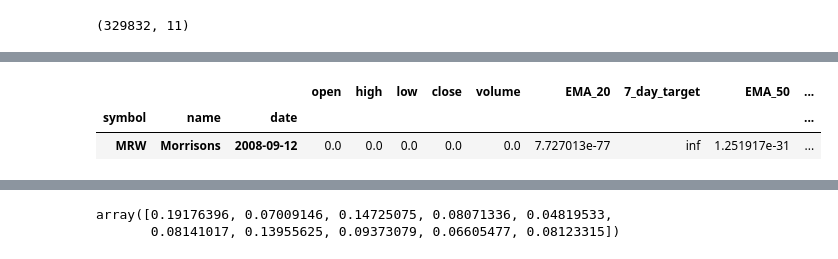
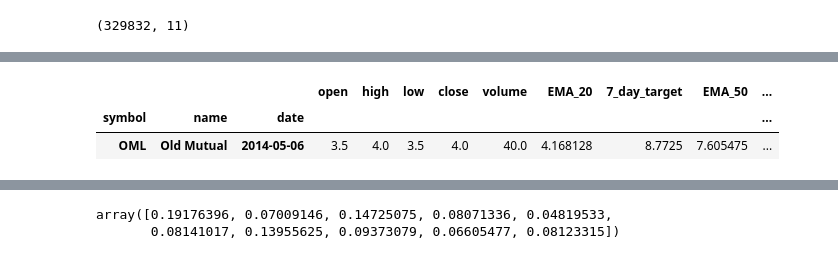
Before and after one commit to Jonny2650/Trading, a Jupyter notebook: Model.ipynb, the cells around one changed output, grey strips where cells are left out. Cells and saved outputs as stored; diff of their text form; code cells hidden in the pictures.

```diff
--- a/Model.ipynb
+++ b/Model.ipynb
@@ -145,9 +149,9 @@ SyntaxError: invalid syntax (<ipython-input-416-991049514554>, line 1)
 # %%
     # Get series of ingroup rownumbers
     X['num']= X.groupby(level=1).cumcount(ascending=False)
 
-    clean_prices.loc[ X.EMA_ratio == X.EMA_ratio.max() ]
+    clean_prices.loc[ clean_prices.EMA_ratio == clean_prices.EMA_ratio.max() ]
 # %% [output]
 |  |  |  | open | high | low | close | volume | EMA_20 | 7_day_target | EMA_50 | ... |
 | symbol | name | date |  |  |  |  |  |  |  |  | ... |
-| MRW | Morrisons | 2008-09-12 | 0.0 | 0.0 | 0.0 | 0.0 | 0.0 | 7.727013e-77 | inf | 1.251917e-31 | ... |
+| OML | Old Mutual | 2014-05-06 | 3.5 | 4.0 | 3.5 | 4.0 | 40.0 | 4.168128 | 8.7725 | 7.605475 | ... |
```
Also changed, not shown: parts of 6 cells of this notebook.
